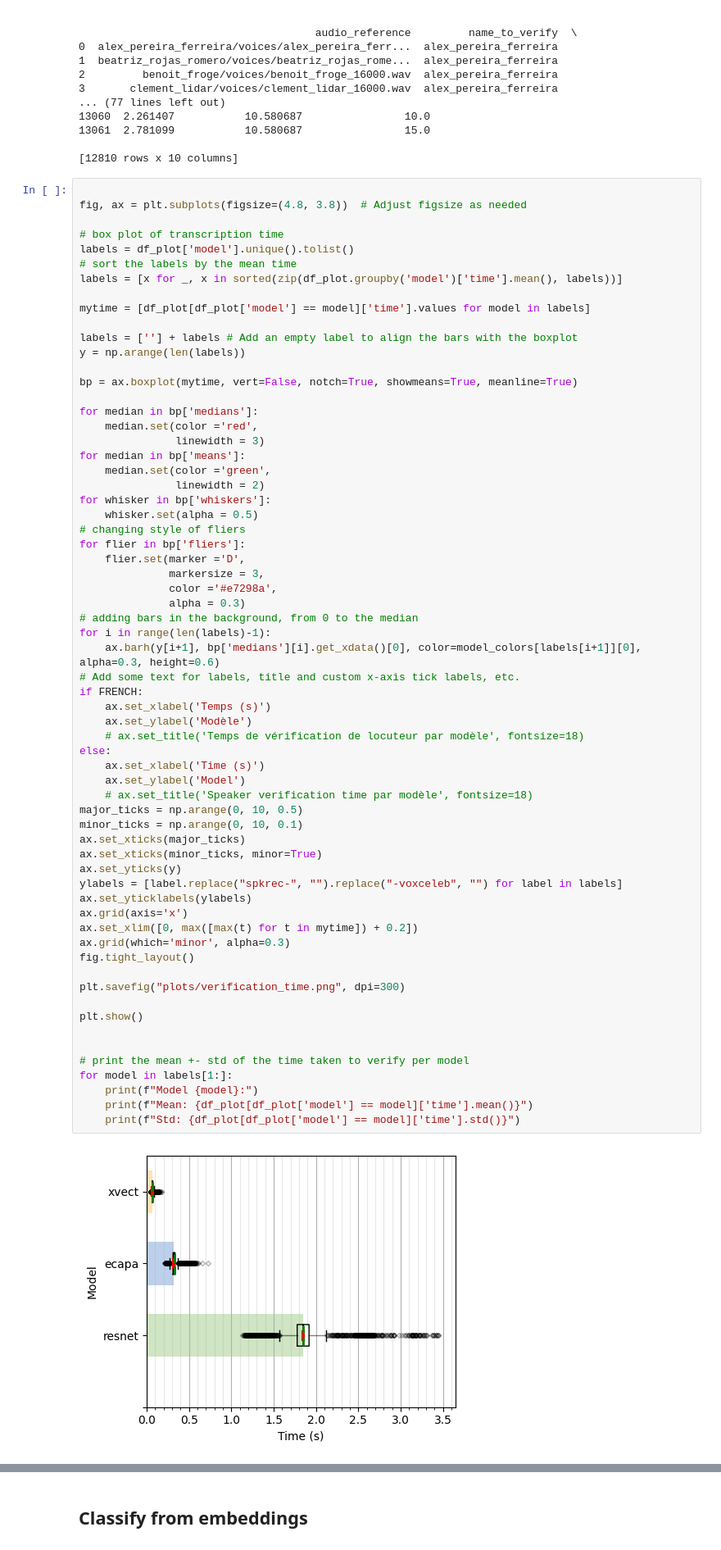
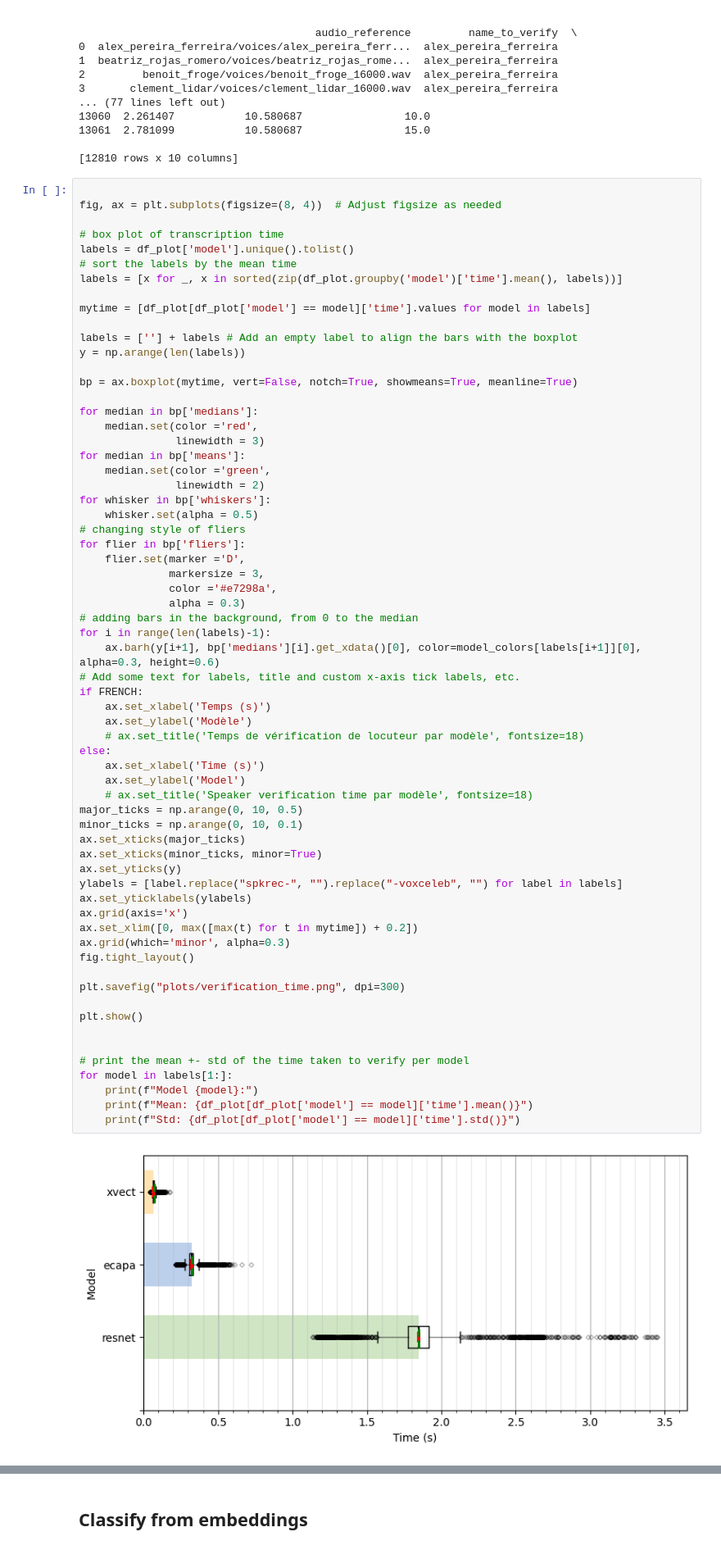
Before and after one commit to eliot-christon/robot-speech-to-speech, a Jupyter notebook: Tools/Evaluation/T1/eval.ipynb, the cells around one changed output, grey strips where cells are left out. Shown: that part at 82% size. Drawn from its saved outputs; the diff is of its cells as text.

```diff
--- a/Tools/Evaluation/T1/eval.ipynb
+++ b/Tools/Evaluation/T1/eval.ipynb
@@ -329,7 +244,7 @@ print(df_plot)
 [12810 rows x 10 columns]
 # %%
 
-fig, ax = plt.subplots(figsize=(4.8, 3.8))  # Adjust figsize as needed
+fig, ax = plt.subplots(figsize=(8, 4))  # Adjust figsize as needed
 
 # box plot of transcription time
 labels = df_plot['model'].unique().tolist()
@@ -365,34 +280,34 @@ if FRENCH:
     ax.set_xlabel('Temps (s)')
     ax.set_ylabel('Modèle')
     # ax.set_title('Temps de vérification de locuteur par modèle', fontsize=18)
 else:
     ax.set_xlabel('Time (s)')
     ax.set_ylabel('Model')
     # ax.set_title('Speaker verification time par modèle', fontsize=18)
 major_ticks = np.arange(0, 10, 0.5)
 minor_ticks = np.arange(0, 10, 0.1)
 ax.set_xticks(major_ticks)
 ax.set_xticks(minor_ticks, minor=True)
 ax.set_yticks(y)
 ylabels = [label.replace("spkrec-", "").replace("-voxceleb", "") for label in labels]
 ax.set_yticklabels(ylabels)
 ax.grid(axis='x')
 ax.set_xlim([0, max([max(t) for t in mytime]) + 0.2])
 ax.grid(which='minor', alpha=0.3)
 fig.tight_layout()
 
 plt.savefig("plots/verification_time.png", dpi=300)
 
 plt.show()
 
 
 # print the mean +- std of the time taken to verify per model
 for model in labels[1:]:
     print(f"Model {model}:")
     print(f"Mean: {df_plot[df_plot['model'] == model]['time'].mean()}")
     print(f"Std: {df_plot[df_plot['model'] == model]['time'].std()}")
 # %% [output]
-[figure, old version]
+[figure, new version]
 Model spkrec-resnet-voxceleb:
 Mean: 1.8480037175520243
 Std: 0.33029291223611534
```
Also changed, not shown: parts of 13 cells of this notebook, 9 other files.
